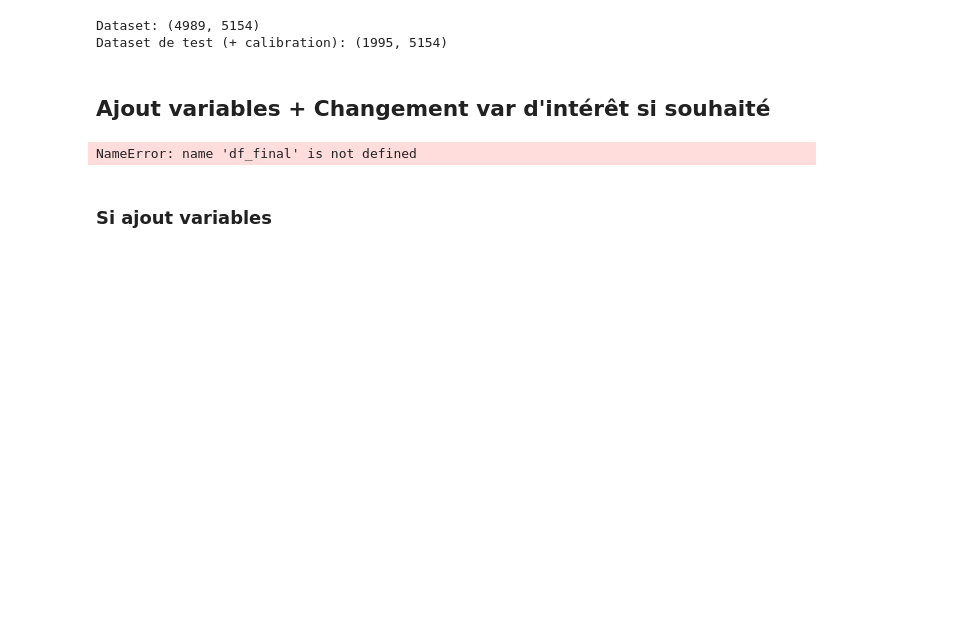
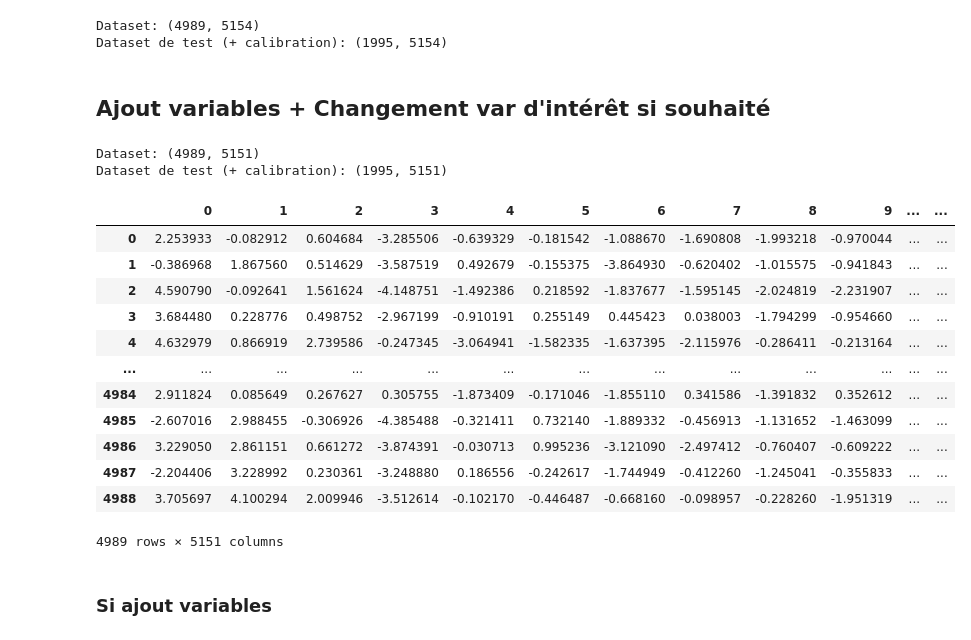
Before and after one commit to Krrcharles/Prediction-conforme-pour-les-donnees--analysee-par-Transformers, a Jupyter notebook: Code_stuart.ipynb, the cells around one changed output. Cells and saved outputs as stored; diff of their text form; code cells hidden in the pictures; blank space fills up the shorter version.

Commit message:
binaire définitif

```diff
--- a/Code_stuart.ipynb
+++ b/Code_stuart.ipynb
@@ -813,31 +817,45 @@ def plot_hist(length,
 # %% [markdown]
 ## Ajout variables + Changement var d'intérêt si souhaité
 # %%
-Regression = False # Choix d'aller sur regression ou rester sur binaire
+Regression = True # Choix d'aller sur regression ou rester sur binaire
 X_train = df_final.iloc[:, 1:-2]
 X_test = df_final_test.iloc[:, 1:-2]
 
 if Regression :
     y_train = df_final['DELTATIME']
     y_test = df_final_test['DELTATIME']
 else :
     y_train = df_final["HOSPITAL_EXPIRE_FLAG"].astype(int)
     y_test = df_final_test["HOSPITAL_EXPIRE_FLAG"].astype(int)
 
 print("Dataset: %s" % (X_train.shape,))
 print("Dataset de test (+ calibration): %s" % (X_test.shape,))
 
 # Problem setup
-n = 500 # number of calibration points
+n = 650 # number of calibration points
 alpha = 0.1 # 1-alpha is the desired coverage
 
 # Split the data into calibration and validation sets (save the shuffling)
 idx = np.array([1] * n + [0] * (X_test.shape[0]-n)) > 0
 np.random.RandomState(seed).shuffle(idx)
 
 X_train
 # %% [output]
-NameError: name 'df_final' is not defined
+Dataset: (4989, 5151)
+Dataset de test (+ calibration): (1995, 5151)
+|  | 0 | 1 | 2 | 3 | 4 | 5 | 6 | 7 | 8 | 9 | ... | ... |
+| 0 | 2.253933 | -0.082912 | 0.604684 | -3.285506 | -0.639329 | -0.181542 | -1.088670 | -1.690808 | -1.993218 | -0.970044 | ... | ... |
+| 1 | -0.386968 | 1.867560 | 0.514629 | -3.587519 | 0.492679 | -0.155375 | -3.864930 | -0.620402 | -1.015575 | -0.941843 | ... | ... |
+| 2 | 4.590790 | -0.092641 | 1.561624 | -4.148751 | -1.492386 | 0.218592 | -1.837677 | -1.595145 | -2.024819 | -2.231907 | ... | ... |
+| 3 | 3.684480 | 0.228776 | 0.498752 | -2.967199 | -0.910191 | 0.255149 | 0.445423 | 0.038003 | -1.794299 | -0.954660 | ... | ... |
+| 4 | 4.632979 | 0.866919 | 2.739586 | -0.247345 | -3.064941 | -1.582335 | -1.637395 | -2.115976 | -0.286411 | -0.213164 | ... | ... |
+| ... | ... | ... | ... | ... | ... | ... | ... | ... | ... | ... | ... | ... |
+| 4984 | 2.911824 | 0.085649 | 0.267627 | 0.305755 | -1.873409 | -0.171046 | -1.855110 | 0.341586 | -1.391832 | 0.352612 | ... | ... |
+| 4985 | -2.607016 | 2.988455 | -0.306926 | -4.385488 | -0.321411 | 0.732140 | -1.889332 | -0.456913 | -1.131652 | -1.463099 | ... | ... |
+| 4986 | 3.229050 | 2.861151 | 0.661272 | -3.874391 | -0.030713 | 0.995236 | -3.121090 | -2.497412 | -0.760407 | -0.609222 | ... | ... |
+| 4987 | -2.204406 | 3.228992 | 0.230361 | -3.248880 | 0.186556 | -0.242617 | -1.744949 | -0.412260 | -1.245041 | -0.355833 | ... | ... |
+| 4988 | 3.705697 | 4.100294 | 2.009946 | -3.512614 | -0.102170 | -0.446487 | -0.668160 | -0.098957 | -0.228260 | -1.951319 | ... | ... |
+4989 rows × 5151 columns
 # %% [markdown]
 ### Si ajout variables
 # %%
```
Also changed, not shown: parts of 10 cells of this notebook, 6 other files.
